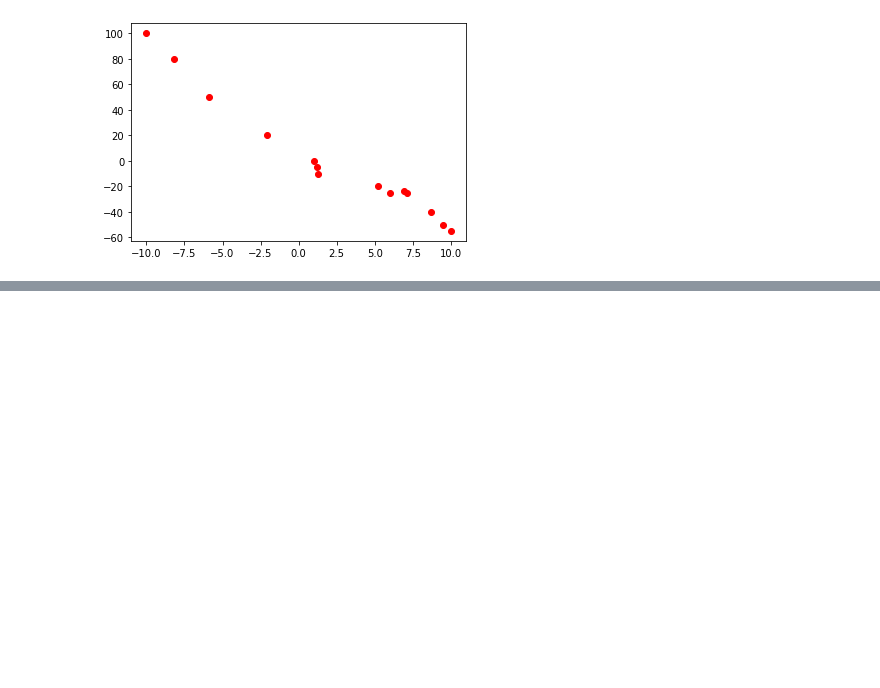
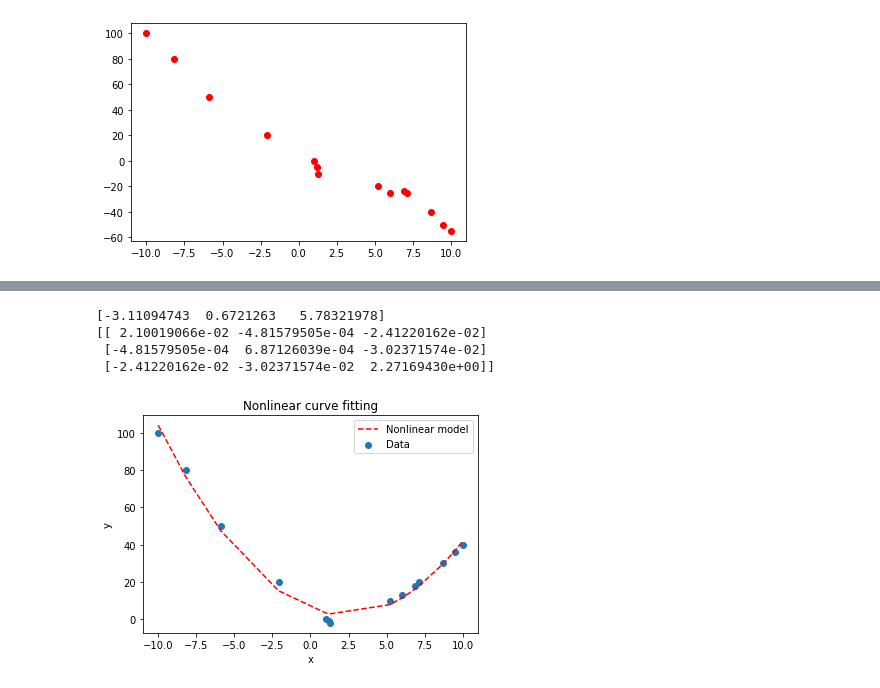
Before and after one commit to hoonzi-s/-EDRC-Python, a Jupyter notebook: 02. Modeling.ipynb, the cells around one changed output, grey strips where cells are left out. Saved outputs shown, nothing was run; the diff lists cells and outputs as text; code cells hidden in the pictures; blank space fills up the shorter version.

```diff
--- a/02. Modeling.ipynb
+++ b/02. Modeling.ipynb
@@ -262,0 +467,24 @@ plt.show()
+# %%
+#모델 형태 지정 2
+def Nonlinear_model(x, coeff1, coeff2, bias):
+    return coeff2*x**2 + coeff1*x_data + bias
+
+#Data fitting 2
+popt2, pcov2 = curve_fit(Nonlinear_model, x_data, y_data)
+print(popt2) #fitting parameters
+print(pcov2)
+y_predict_nonlinear = Nonlinear_model(x_data, popt2[0], popt2[1], popt2[2])
+plt.figure(2)
+plt.scatter(data[:, 0], data[:, 1],label='Data')
+plt.plot(x_data, y_predict_nonlinear,'r--',label='Nonlinear model')
+plt.legend(loc='best')
+plt.title("Nonlinear curve fitting")
+plt.xlabel("x")
+plt.ylabel("y")
+plt.show()
+# %% [output]
+[-3.11094743  0.6721263   5.78321978]
+[[ 2.10019066e-02 -4.81579505e-04 -2.41220162e-02]
+ [-4.81579505e-04  6.87126039e-04 -3.02371574e-02]
+ [-2.41220162e-02 -3.02371574e-02  2.27169430e+00]]
+[figure, added]
```
Also changed, not shown: parts of 21 cells of this notebook.
